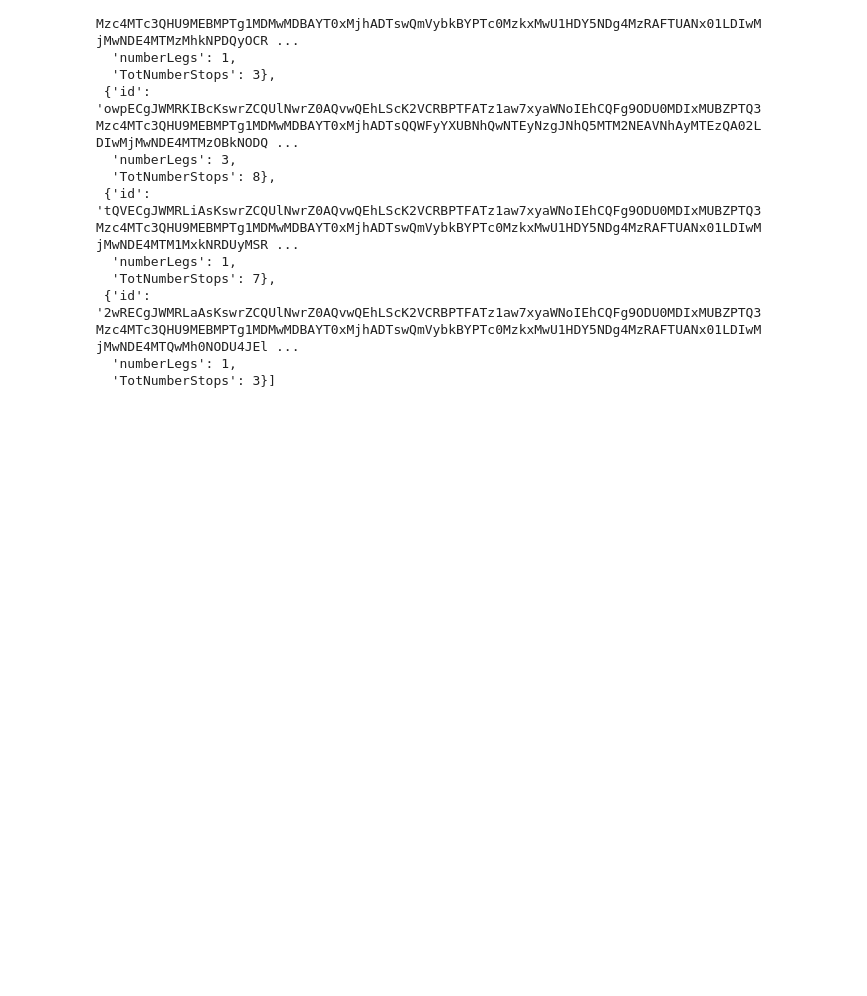
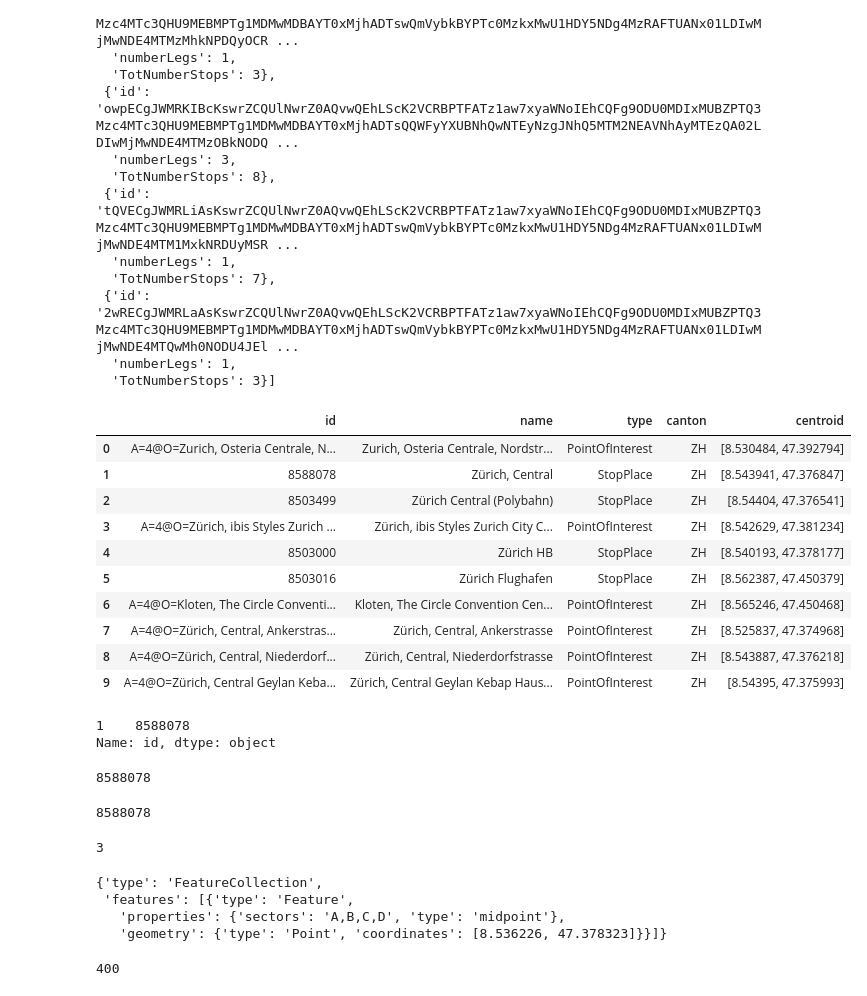
Before and after one commit to emmabhl/Lauzhack23_SBB, a Jupyter notebook: olivia.ipynb, the cells around one changed output. Cells and saved outputs as stored; diff of their text form; code cells hidden in the pictures; blank space fills up the shorter version.

```diff
--- a/olivia.ipynb
+++ b/olivia.ipynb
@@ -89,0 +113,49 @@ get_nb_legs(test)
+# %%
+location_name = 'Zurich central'
+platform = 3
+
+station_df = get_stations(location_name)
+station_df
+# %% [output]
+|  | id | name | type | canton | centroid |
+| 0 | A=4@O=Zurich, Osteria Centrale, N... | Zurich, Osteria Centrale, Nordstr... | PointOfInterest | ZH | [8.530484, 47.392794] |
+| 1 | 8588078 | Zürich, Central | StopPlace | ZH | [8.543941, 47.376847] |
+| 2 | 8503499 | Zürich Central (Polybahn) | StopPlace | ZH | [8.54404, 47.376541] |
+| 3 | A=4@O=Zürich, ibis Styles Zurich ... | Zürich, ibis Styles Zurich City C... | PointOfInterest | ZH | [8.542629, 47.381234] |
+| 4 | 8503000 | Zürich HB | StopPlace | ZH | [8.540193, 47.378177] |
+| 5 | 8503016 | Zürich Flughafen | StopPlace | ZH | [8.562387, 47.450379] |
+| 6 | A=4@O=Kloten, The Circle Conventi... | Kloten, The Circle Convention Cen... | PointOfInterest | ZH | [8.565246, 47.450468] |
+| 7 | A=4@O=Zürich, Central, Ankerstras... | Zürich, Central, Ankerstrasse | PointOfInterest | ZH | [8.525837, 47.374968] |
+| 8 | A=4@O=Zürich, Central, Niederdorf... | Zürich, Central, Niederdorfstrasse | PointOfInterest | ZH | [8.543887, 47.376218] |
+| 9 | A=4@O=Zürich, Central Geylan Keba... | Zürich, Central Geylan Kebap Haus... | PointOfInterest | ZH | [8.54395, 47.375993] |
+# %%
+id = get_station_id(station_df[station_df['name'] == 'Zürich, Central'])
+id
+# %% [output]
+1    8588078
+Name: id, dtype: object
+# %%
+id_int = int(id.values)
+id_int
+# %% [output]
+8588078
+# %%
+id_int
+# %% [output]
+8588078
+# %%
+platform
+# %% [output]
+3
+# %%
+from api_requests import get_platform_features
+get_platform_features(8503000,platform)
+# %% [output]
+{'type': 'FeatureCollection',
+ 'features': [{'type': 'Feature',
+   'properties': {'sectors': 'A,B,C,D', 'type': 'midpoint'},
+   'geometry': {'type': 'Point', 'coordinates': [8.536226, 47.378323]}}]}
+# %%
+get_platform_features(8501045,platform)['status']
+# %% [output]
+400
```
Also changed, not shown: parts of 10 cells of this notebook.
